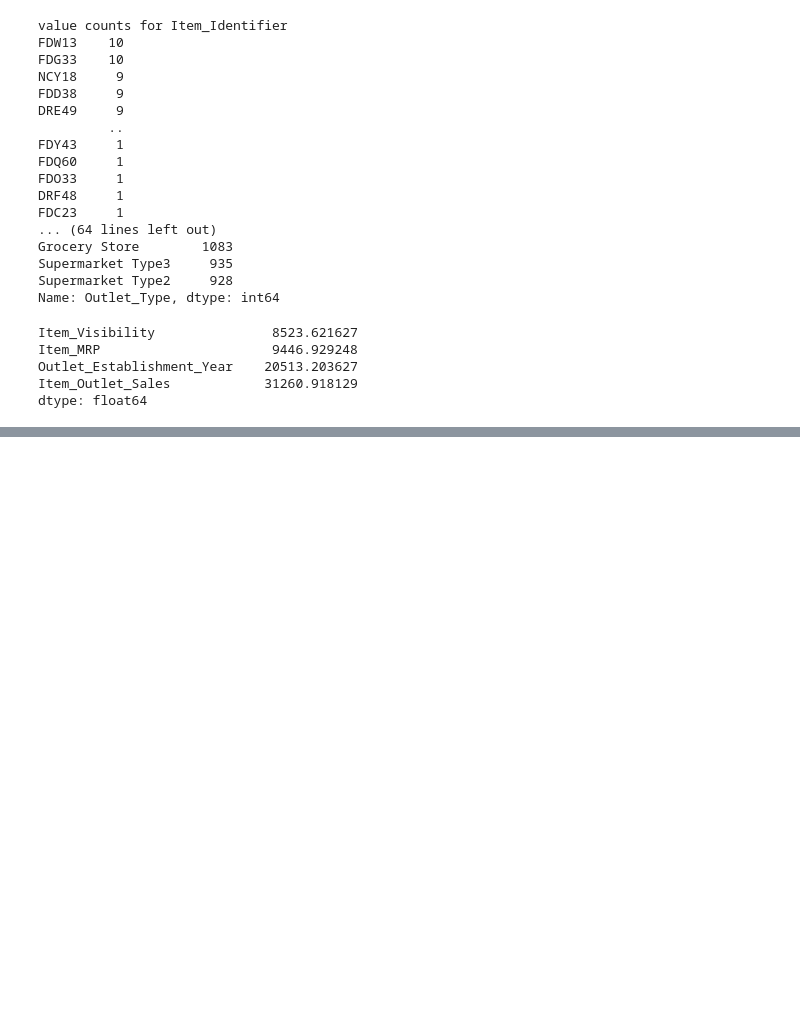
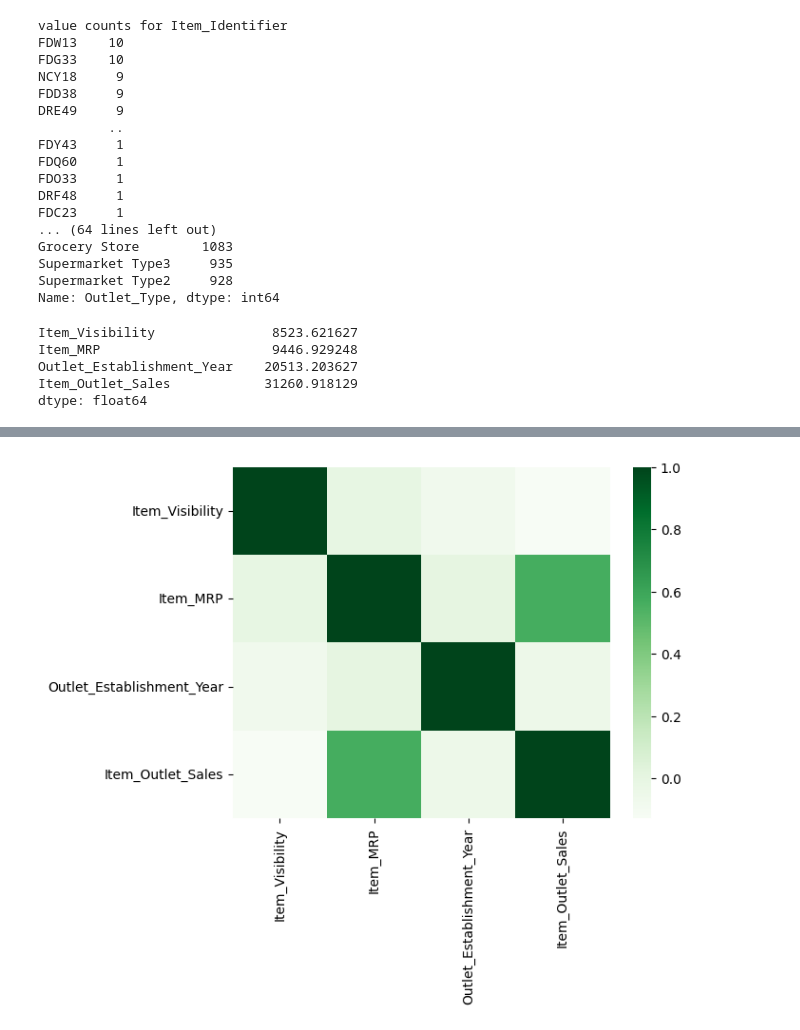
Before and after one commit to souhamz/sales-, a Jupyter notebook: project1part2.ipynb, the cells around one changed output, grey strips where cells are left out. Cells and saved outputs as stored; diff of their text form; code cells hidden in the pictures; blank space fills up the shorter version.

```diff
--- a/project1part2.ipynb
+++ b/project1part2.ipynb
@@ -207,0 +264,3 @@ dtype: float64
+# %%
+corr = df_sales.corr(numeric_only = True)
+corr.round(2)
@@ -207,0 +273,4 @@ dtype: float64
+# %%
+sns.heatmap(corr, cmap = 'Greens');
+# %% [output]
+[figure, added]
```
Also changed, not shown: parts of 13 cells of this notebook.
